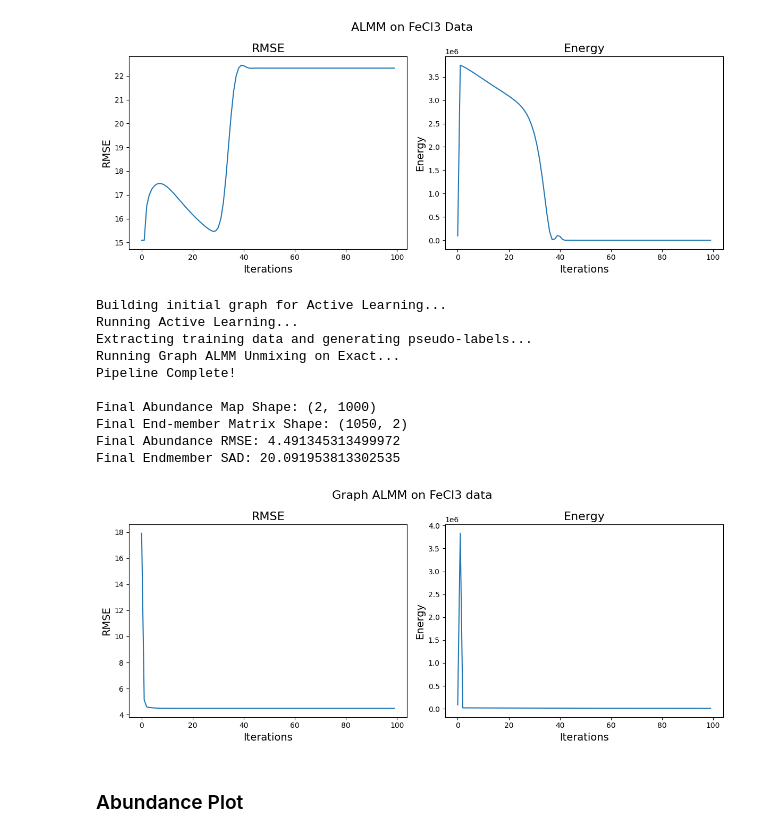
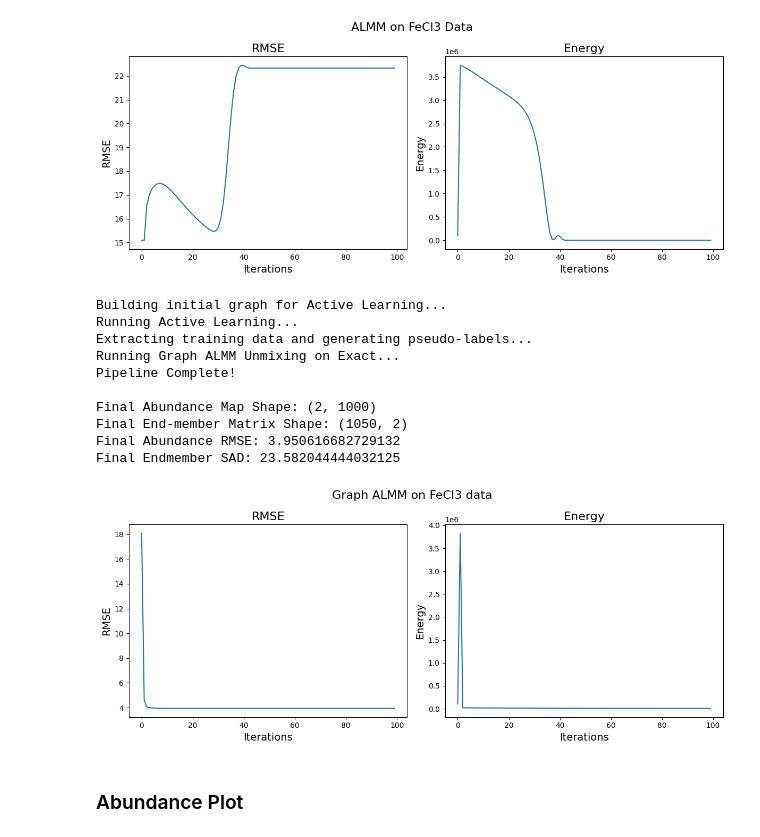
Before and after one commit to mtyler1059/Nearly-Blind-Hyperspectral-Unmixing, a Jupyter notebook: chem_experiments.ipynb, the cells around one changed output. Cells and saved outputs as stored; diff of their text form; code cells hidden in the pictures.

```diff
--- a/chem_experiments.ipynb
+++ b/chem_experiments.ipynb
@@ -1751,38 +1830,38 @@ ALMM_FeCl3_RMSE, ALMM_FeCl3_energy, __, __ = algo_2_almm_optimized(X = X_chem_Fe
 # Best M_total: 12.0
 # Best xi: 0.01
 # Best label: Exact
 
 alpha_0 = 5.5e-7
 beta_0 = (1e-3 + 1e-2)/2
 gamma_0 = (1e-3 + 1e-2)/2
 eta_0 = (1e-3 + 1e-2)/2
 xi_0 = 1e-2
 
 # Actual Run
 A_graph_almm_FeCl3, S_graph_almm_FeCl3, A_rmse_graph_almm_FeCl3, S_rmse_graph_almm_FeCl3 = run_unmixing_pipeline_example2(X = X_chem_FeCl3, A_gt = A_gt_chem_FeCl3, S_gt = S_gt_chem_FeCl3, N = samples,
                                                                                                                         alpha = alpha_0, beta = beta_0, gamma = gamma_0, eta = eta_0, maxIter = iters,
-                                                                                                                        M_total_0 = 12.0, m_0 = 2, xi_0 = xi_0,
+                                                                                                                        M_total_0 = 16.0, m_0 = 2, xi_0 = xi_0,
                                                                                                                         OH_labels = False, print_bool = True,
                                                                                                                         A_error = False, RMSE_plot = False, Energy_plot = False, title_0 = "Graph ALMM on FeCl3 data", array_plots = False)
 
 # Error and Energy arrays
 graph_almm_FeCl3_RMSE, graph_almm_FeCl3_energy, __, __ = run_unmixing_pipeline_example2(X = X_chem_FeCl3, A_gt = A_gt_chem_FeCl3, S_gt = S_gt_chem_FeCl3, N = samples,
                                                                                         alpha = alpha_0, beta = beta_0, gamma = gamma_0, eta = eta_0, maxIter = iters,
-                                                                                        M_total_0 = 12.0, m_0 = 2, xi_0 = xi_0,
+                                                                                        M_total_0 = 16.0, m_0 = 2, xi_0 = xi_0,
                                                                                         OH_labels = False, print_bool = False,
                                                                                         A_error = False, RMSE_plot = True, Energy_plot = True, title_0 = "Graph ALMM on FeCl3 data", array_plots = True)
 # %% [output]
 Building initial graph for Active Learning...
 Running Active Learning...
 Extracting training data and generating pseudo-labels...
 Running Graph ALMM Unmixing on Exact...
 Pipeline Complete!
 
 Final Abundance Map Shape: (2, 1000)
 Final End-member Matrix Shape: (1050, 2)
-Final Abundance RMSE: 4.491345313499972
-Final Endmember SAD: 20.091953813302535
+Final Abundance RMSE: 3.950616682729132
+Final Endmember SAD: 23.582044444032125
-[figure, old version]
+[figure, new version]
 # %% [markdown]
 ### Abundance Plot
 # %%
```
Also changed, not shown: parts of 23 cells of this notebook, 9 other files.
